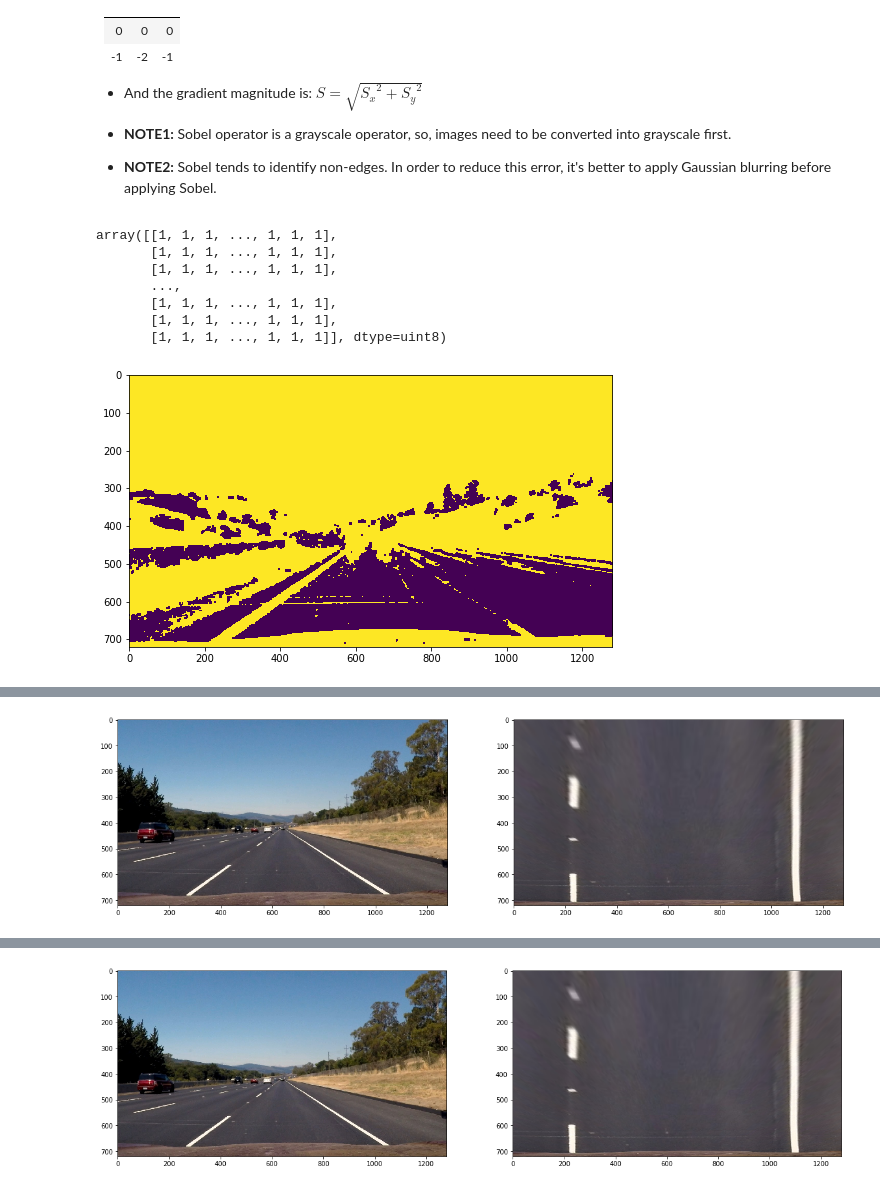
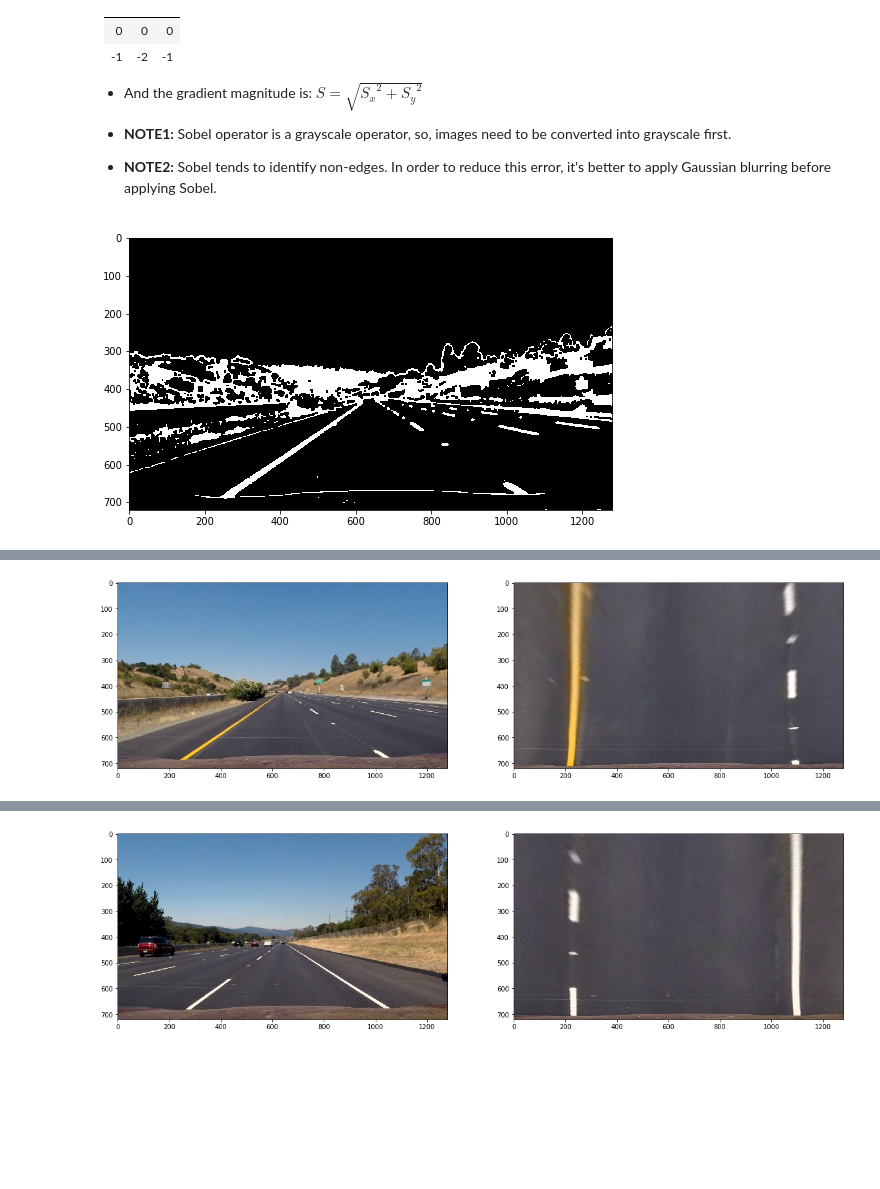
Before and after one commit to alibakh62/CarND-Advanced-Lane-Lines, a Jupyter notebook: P2_testCodes-NEW.ipynb, the cells around one changed output, grey strips where cells are left out. Drawn from its saved outputs; the diff is of its cells as text; code cells hidden in the pictures; blank space fills up the shorter version.

```diff
--- a/P2_testCodes-NEW.ipynb
+++ b/P2_testCodes-NEW.ipynb
@@ -138,10 +138,11 @@ Main steps here:
 # %%
 class Thresholding:
 
-    def __init__(self, hsv_param, hls_param, sobel_param):
+    def __init__(self, hsv_param, hls_param, sobel_param, filters_lst):
         self.hsv_param = hsv_param  #[min, max]
         self.hls_param = hls_param  #[min, max]
         self.sobel_param = sobel_param  #[kernel, threshold, max_val]
+        self.filters_lst = filters_lst
 
     def hsv_thresh(self, img, plot=False):
         hsv = cv2.cvtColor(img, cv2.COLOR_BGR2HSV)
@@ -181,14 +182,16 @@ class Thresholding:
         ax[1].imshow(img2)
         plt.show()
 
-    def combine_thresholds(self, img, hist_eq=True, plot=False):
+    def combine_thresholds(self, img, plot=False):
         h, w = img.shape[:2]
         binary = np.zeros((h, w))
-        hsv_th = self.hsv_thresh(img)
-        hls_th = self.hls_thresh(img)
-        binary = np.logical_or(binary, hsv_th)
-        binary = np.logical_or(binary, hls_th)
-        if hist_eq:
+        if 'hsv' in self.filters_lst:
+            hsv_th = self.hsv_thresh(img)
+            binary = np.logical_or(binary, hsv_th)
+        if 'hls' in self.filters_lst:
+            hls_th = self.hls_thresh(img)
+            binary = np.logical_or(binary, hls_th)
+        if 'hist_eq' in self.filters_lst:
             gray = cv2.cvtColor(img, cv2.COLOR_BGR2GRAY)
             eq_global = cv2.equalizeHist(gray)
             _, hist_eq = cv2.threshold(eq_global,
@@ -196,40 +199,36 @@ class Thresholding:
                                        maxval=255,
                                        type=cv2.THRESH_BINARY)
             binary = np.logical_or(binary, hist_eq)
-        sobel_th = self.sobel(img)
-        binary = np.logical_or(binary, sobel_th)
-        kernel = np.ones((5, 5), np.uint8)*1
-        binary = cv2.morphologyEx(binary.astype(np.uint8),
-                                  cv2.MORPH_CLOSE, kernel)
+        if 'sobel' in self.filters_lst:
+            sobel_th = self.sobel(img)
+            binary = np.logical_or(binary, sobel_th)
+        if 'morph' in self.filters_lst:
+            kernel = np.ones((5, 5), np.uint8)*1
+            binary = cv2.morphologyEx(binary.astype(np.uint8),
+                                      cv2.MORPH_CLOSE, kernel)
         if plot:
             plt.figure(figsize=(15,5))
-            plt.imshow(binary)
+            plt.imshow(binary, cmap='gray')
         return binary
 # %%
-hls_min_thres = np.array([0, 0, 90])
+hls_min_thres = np.array([0, 0, 150])
 hls_max_thres = np.array([255, 255, 255])
 hsv_min_thres = np.array([0, 70, 70])
 hsv_max_thres = np.array([50, 255, 255])
 hls_param = [hls_min_thres, hls_max_thres]
 hsv_param = [hsv_min_thres, hsv_max_thres]
-sobel_kernel_size = 1
+sobel_kernel_size = 9
 sobel_threshold = 50
 sobel_max_val = 1
 sobel_param = [sobel_kernel_size,
                sobel_threshold,
                sobel_max_val]
-thresh = Thresholding(hls_param, hsv_param, sobel_param)
+filters = ['hls', 'sobel', 'hist_eq', 'morph']
+thresh = Thresholding(hls_param, hsv_param, sobel_param, filters)
 # %%
-thresh.combine_thresholds(img, plot=True)
+binary = thresh.combine_thresholds(img, plot=True)
 # %% [output]
-array([[1, 1, 1, ..., 1, 1, 1],
-       [1, 1, 1, ..., 1, 1, 1],
-       [1, 1, 1, ..., 1, 1, 1],
-       ...,
-       [1, 1, 1, ..., 1, 1, 1],
-       [1, 1, 1, ..., 1, 1, 1],
-       [1, 1, 1, ..., 1, 1, 1]], dtype=uint8)
-[figure, old version]
+[figure, new version]
 # %% [markdown]
 ***
 # Perspective Transform
@@ -300,8 +296,11 @@ img_pt = PerspectiveTransform(img_pth).transform()
 # %%
+img_pth = 'test_images/straight_lines1.jpg'
 img = cv2.imread(img_pth)
+img_pt = PerspectiveTransform(img_pth=img_pth).transform()
+
 fig, ax = plt.subplots(1, 2, figsize=(20,15))
 ax[0].imshow(cv2.cvtColor(img, cv2.COLOR_BGR2RGB))
 ax[1].imshow(cv2.cvtColor(img_pt, cv2.COLOR_BGR2RGB))
 plt.show()
 # %% [output]
-[figure, old version]
+[figure, new version]
```
Also changed, not shown: parts of 23 cells of this notebook, 2 other files.
